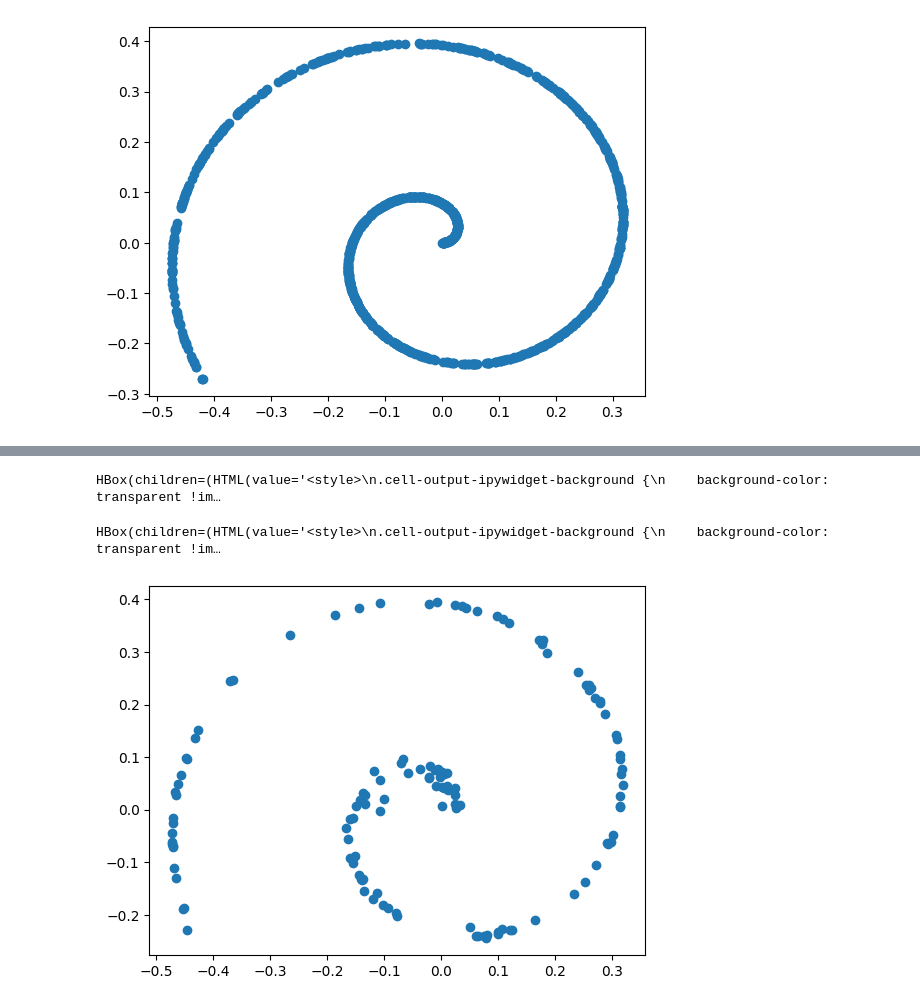
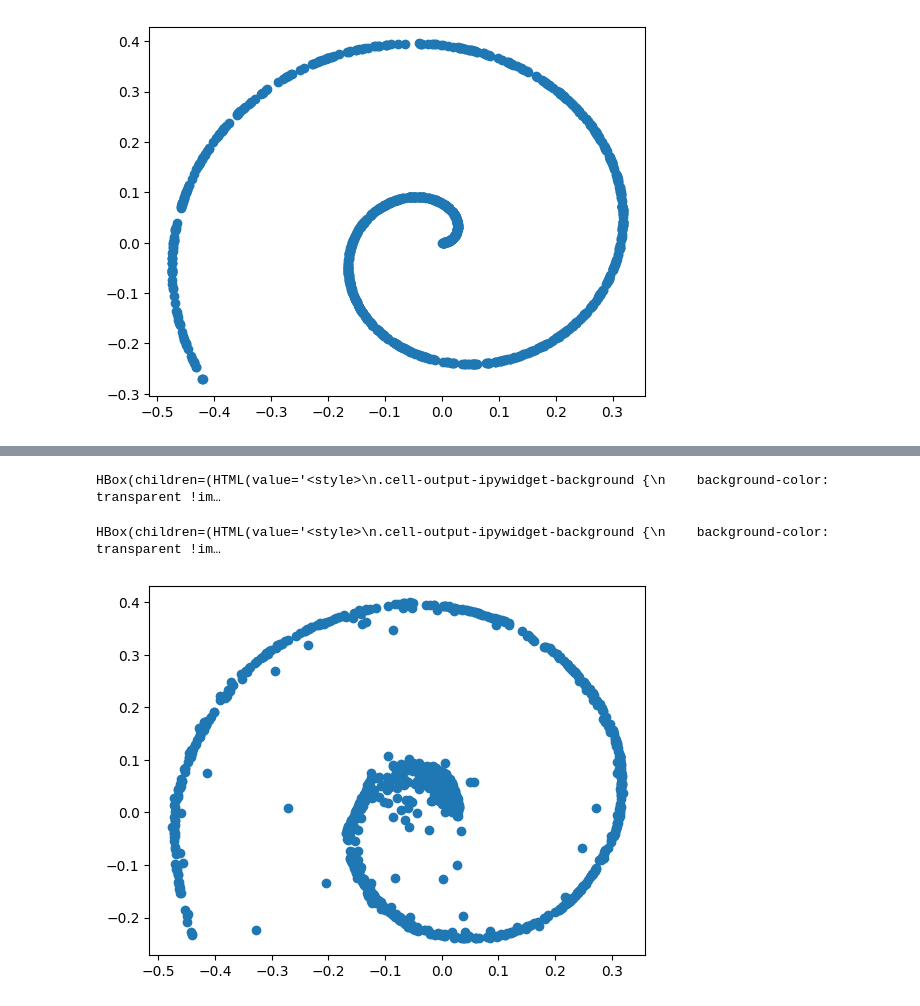
Before and after one commit to foundry-ai/foundry, a Jupyter notebook: examples/simple_diffusion.ipynb, the cells around one changed output, grey strips where cells are left out. Drawn from its saved outputs; the diff is of its cells as text; code cells hidden in the pictures.

Commit message:
Shifted diffusion timesteps by 1

```diff
--- a/examples/simple_diffusion.ipynb
+++ b/examples/simple_diffusion.ipynb
@@ -55,23 +77,19 @@ vars = model.init(jax.random.PRNGKey(42), train_data[0], 0.)
 # %%
-from stanza.diffusion import DDPMSchedule
-
 import optax
 import stanza.train as st
 
-schedule = DDPMSchedule.make_squaredcos_cap_v2(100)
-
 def loss(vars, iterations, rng_key, sample):
-    denoiser = lambda rng_key, x, t: model.apply(vars, x, t)
+    # since t is [1, T] we shift it to [0, T-1]
+    denoiser = lambda rng_key, x, t: model.apply(vars, x, t - 1)
     t_rng, l_rng = jax.random.split(rng_key)
-    t = jax.random.randint(t_rng, (), 0, schedule.num_steps)
-    loss = schedule.loss(l_rng, denoiser, sample, t)
+    loss = schedule.loss(l_rng, denoiser, sample)
     return st.LossOutput(
         loss=loss,
         stats={"loss": loss}
     )
 
-epochs = 10000
-batch_size = 1024
+epochs = 1000
+batch_size = 128
 iterations = len(train_data) // batch_size * epochs
 trained_vars = st.fit(
     batch_loss_fn=st.batch_loss(loss),
@@ -84,12 +102,12 @@ trained_vars = st.fit(
     hooks=[st.every_n_epochs(st.console_logger("train."), n=50)]
 )
 # a trained denoiser model
-trained_model = lambda rng_key, x, t: model.apply(trained_vars, x, t)
+trained_model = lambda rng_key, x, t: model.apply(trained_vars, x, t - 1)
 
 def sample(rng_key):
     return schedule.sample(rng_key, trained_model, train_data[0], trajectory=True)
 
-samples, sample_trajs = jax.vmap(sample)(jax.random.split(jax.random.PRNGKey(42), 128))
+samples, sample_trajs = jax.vmap(sample)(jax.random.split(jax.random.PRNGKey(42), 1024))
 plt.clf()
 plt.scatter(samples[:,0], samples[:,1])
 plt.show()
@@ -120,40 +121,40 @@ plt.show()
 # The "true" loss computed the gt denoiser
 # and a squared error loss
 def loss(vars, iterations, rng_key, sample):
-    denoiser = lambda rng_key, x, t: model.apply(vars, x, t)
+    denoiser = lambda rng_key, x, t: model.apply(vars, x, t - 1)
     t_rng, l_rng = jax.random.split(rng_key)
-    t = jax.random.randint(t_rng, (), 0, schedule.num_steps)
+    t = jax.random.randint(t_rng, (), 0, schedule.num_steps) + 1
     x, _, _ = schedule.add_noise(l_rng, sample, t)
     denoised = schedule.compute_denoised(x, t, train_data.tree)
     output = schedule.output_from_denoised(x, t, denoised)
     model_output = denoiser(None, x, t)
     loss = jnp.mean(jnp.square(model_output - output))
     return st.LossOutput(
         loss=loss,
         stats={"loss": loss}
     )
 
 epochs = 1000
 batch_size = 128
 iterations = len(train_data) // batch_size * epochs
 trained_vars = st.fit(
     batch_loss_fn=st.batch_loss(loss),
     dataset=train_data,
     optimizer=optax.adam(optax.cosine_decay_schedule(1e-3, iterations)),
     rng_key=jax.random.PRNGKey(42),
     num_epochs=epochs,
     init_vars=vars,
     batch_size=batch_size,
     hooks=[st.every_n_epochs(st.console_logger("train."), n=50)]
 )
-trained_model = lambda rng_key, x, t: model.apply(trained_vars, x, t)
+trained_model = lambda rng_key, x, t: model.apply(trained_vars, x, t - 1)
 def sample(rng_key):
     return schedule.sample(rng_key, trained_model, train_data[0], trajectory=True)
-samples, sample_trajs = jax.vmap(sample)(jax.random.split(jax.random.PRNGKey(42), 128))
+samples, sample_trajs = jax.vmap(sample)(jax.random.split(jax.random.PRNGKey(42), 1024))
 plt.clf()
 plt.scatter(samples[:,0], samples[:,1])
 plt.show()
 # %% [output]
 HBox(children=(HTML(value='<style>\n.cell-output-ipywidget-background {\n    background-color: transparent !im…
 HBox(children=(HTML(value='<style>\n.cell-output-ipywidget-background {\n    background-color: transparent !im…
-[figure, old version]
+[figure, new version]
```
Also changed, not shown: parts of 4 cells of this notebook, 3 other files.
